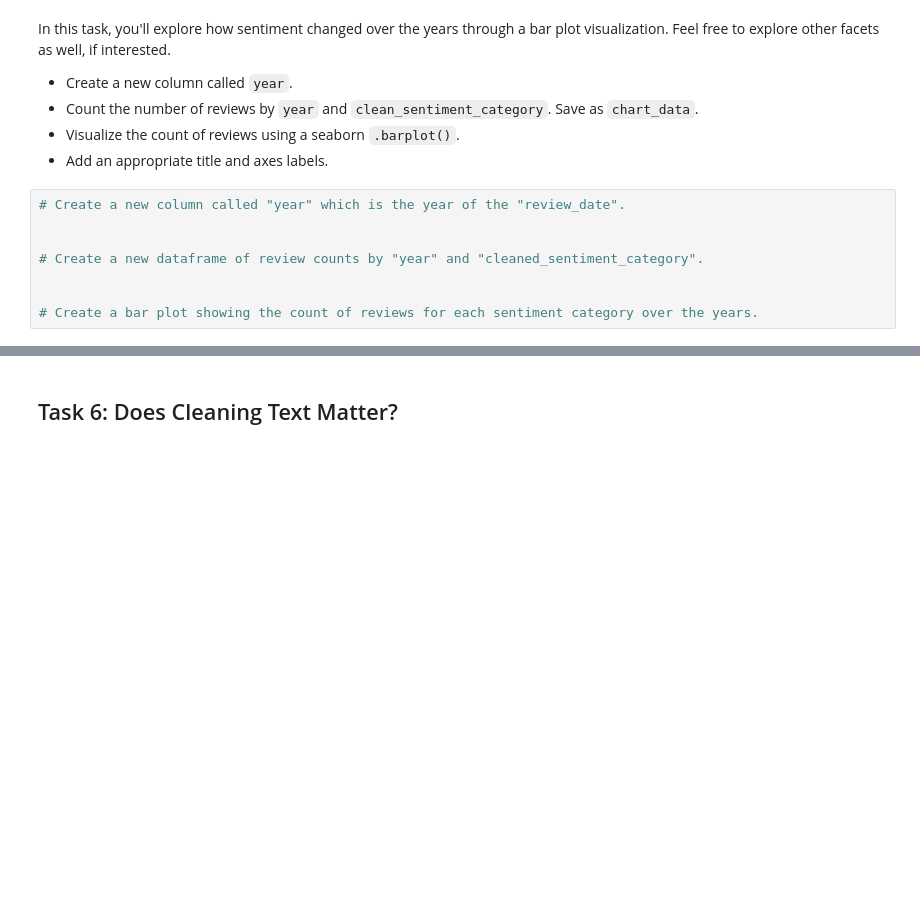
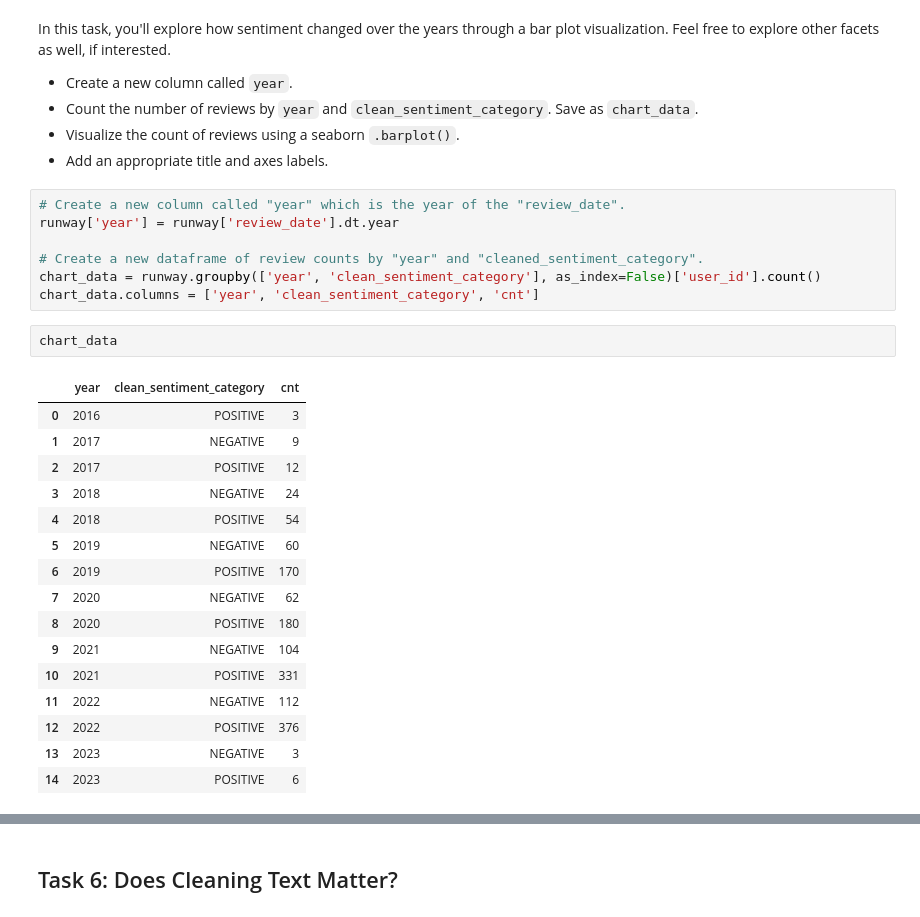
Before and after one commit to josemh301/openai-api-projects, a Jupyter notebook: HuggingFace/Project 2 - NLP App with Hugging Face/Building NLP Applications with Hugging Face.ipynb, the cells around one changed output, grey strips where cells are left out. Drawn from its saved outputs; the diff is of its cells as text; blank space fills up the shorter version.

```diff
--- a/HuggingFace/Project 2 - NLP App with Hugging Face/Building NLP Applications with Hugging Face.ipynb
+++ b/HuggingFace/Project 2 - NLP App with Hugging Face/Building NLP Applications with Hugging Face.ipynb
@@ -277,9 +275,27 @@ In this task, you'll explore how sentiment changed over the years through a bar
 - Add an appropriate title and axes labels.
 # %%
 # Create a new column called "year" which is the year of the "review_date".
-
+runway['year'] = runway['review_date'].dt.year
 
 # Create a new dataframe of review counts by "year" and "cleaned_sentiment_category".
-
-
-# Create a bar plot showing the count of reviews for each sentiment category over the years.
+chart_data = runway.groupby(['year', 'clean_sentiment_category'], as_index=False)['user_id'].count()
+chart_data.columns = ['year', 'clean_sentiment_category', 'cnt']
+# %%
+chart_data
+# %% [output]
+|  | year | clean_sentiment_category | cnt |
+| 0 | 2016 | POSITIVE | 3 |
+| 1 | 2017 | NEGATIVE | 9 |
+| 2 | 2017 | POSITIVE | 12 |
+| 3 | 2018 | NEGATIVE | 24 |
+| 4 | 2018 | POSITIVE | 54 |
+| 5 | 2019 | NEGATIVE | 60 |
+| 6 | 2019 | POSITIVE | 170 |
+| 7 | 2020 | NEGATIVE | 62 |
+| 8 | 2020 | POSITIVE | 180 |
+| 9 | 2021 | NEGATIVE | 104 |
+| 10 | 2021 | POSITIVE | 331 |
+| 11 | 2022 | NEGATIVE | 112 |
+| 12 | 2022 | POSITIVE | 376 |
+| 13 | 2023 | NEGATIVE | 3 |
+| 14 | 2023 | POSITIVE | 6 |
```
Also changed, not shown: parts of 3 cells of this notebook.
